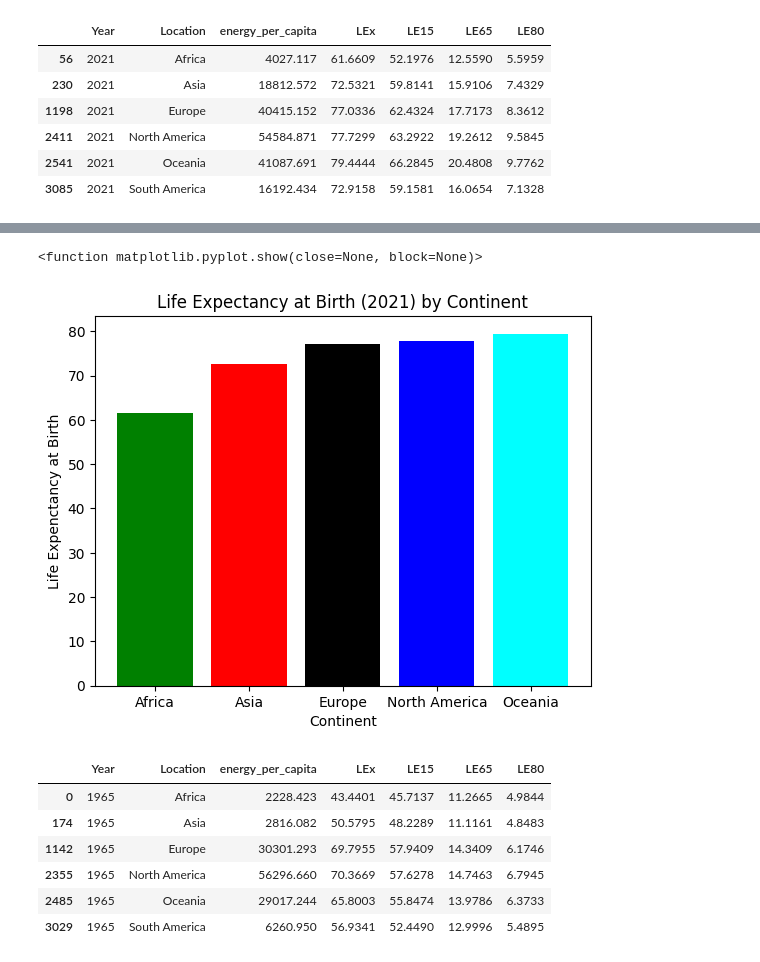
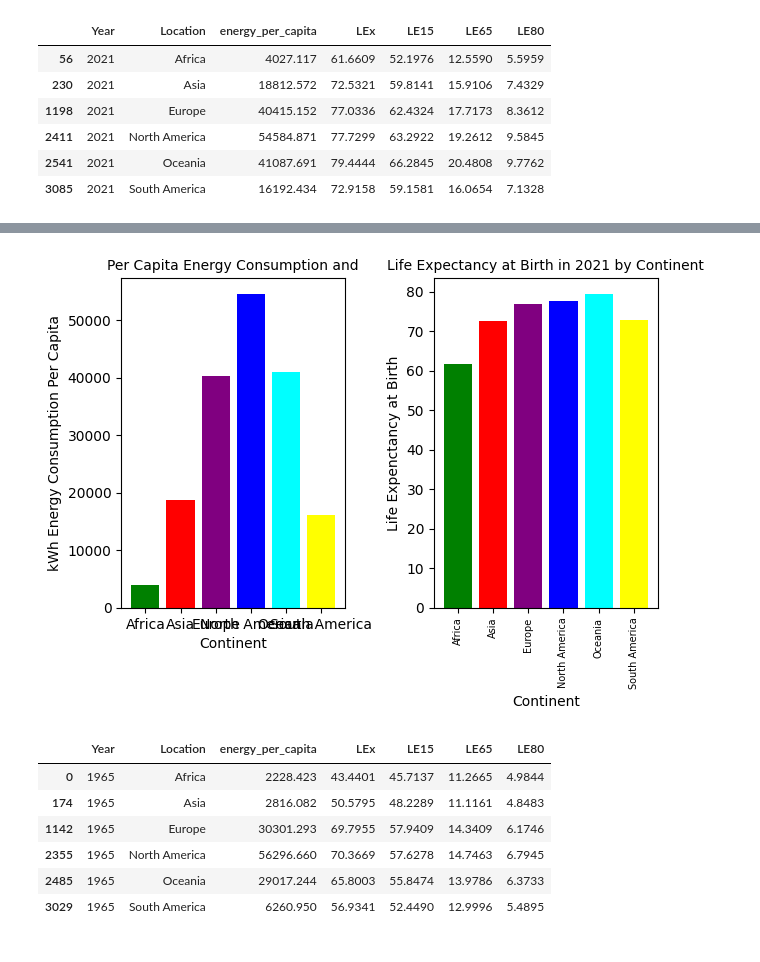
Before and after one commit to Faith-Hall/Group-Project-1, a Jupyter notebook: analysis_2.ipynb, the cells around one changed output, grey strips where cells are left out. Drawn from its saved outputs; the diff is of its cells as text; code cells hidden in the pictures.

Commit message:
Color change, found missing contintent, rot. xtick

```diff
--- a/analysis_2.ipynb
+++ b/analysis_2.ipynb
@@ -56,6 +57,6 @@ one_year_df.head(10)
 # Columns for 2021 by continent
 # setting up columns for 2021 df energy by continent
 continents = one_year_df["Location"]
-LEx = one_year_df["LEx"]
+LEx1 = one_year_df["LEx"]
 
-energy_per_capita = one_year_df['energy_per_capita']
+energy_per_capita1 = one_year_df['energy_per_capita']
@@ -71,13 +63,31 @@ plt.show
-# %%
-
-plt.bar(continents[0:5], LEx[0:5], color=['green', 'red', 'black', 'blue', 'cyan'])
-plt.title("Life Expectancy at Birth (2021) by Continent")
-plt.ylabel("Life Expenctancy at Birth")
-plt.xlabel("Continent")
-plt.show
-# %% [output]
-<function matplotlib.pyplot.show(close=None, block=None)>
-[figure, removed]
+# %%
+#Plot bar graph for Energy and LEx for 2021
+
+x = continents[0:6]
+y1 = energy_per_capita1[0:6]
+y2 = LEx1[0:6]
+fig, (ax1, ax2) = plt.subplots(1,2, sharex = True)
+
+ax1.bar(x,y1, color=['green', 'red', 'purple', 'blue', 'cyan', 'yellow'])
+ax2.bar(x,y2,  color=['green', 'red', 'purple', 'blue', 'cyan', 'yellow'])
+
+ax1.set_title("Per Capita Energy Consumption and", fontsize = 10)
+ax1.set_ylabel("kWh Energy Consumption Per Capita")
+ax1.set_xlabel("Continent")
+plt.xticks(fontsize = 7, rotation=90)
+
+
+
+ax2.set_title("Life Expectancy at Birth in 2021 by Continent", fontsize = 10)
+ax2.set_ylabel("Life Expenctancy at Birth")
+ax2.set_xlabel("Continent")
+plt.xticks(fontsize = 7, rotation=90)
+
+
+
+plt.tight_layout()
+# %% [output]
+[figure, added]
 # %%
 # Looking at 1965 by continent, country, income groupings
 #reduced_df.loc[reduced_df["Location"].isin(['Africa', 'Antarctica', 'Asia','Europe','North America','Oceana','South America'])]
```
Also changed, not shown: parts of 6 cells of this notebook, 1 other file.
